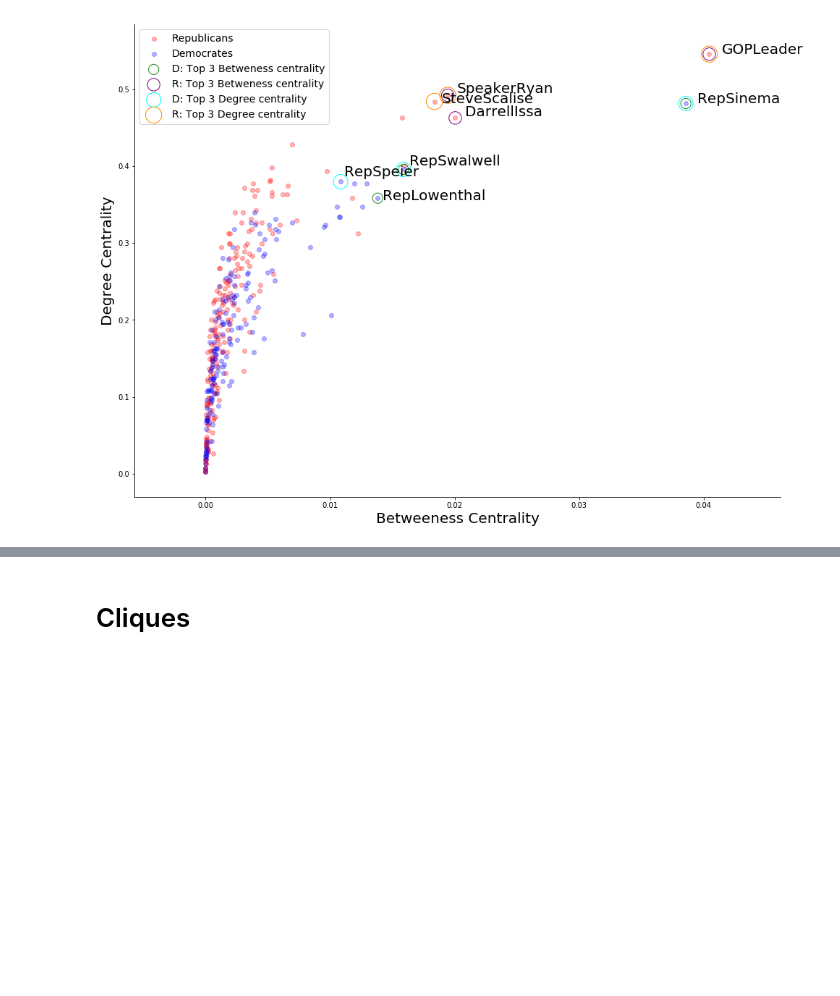
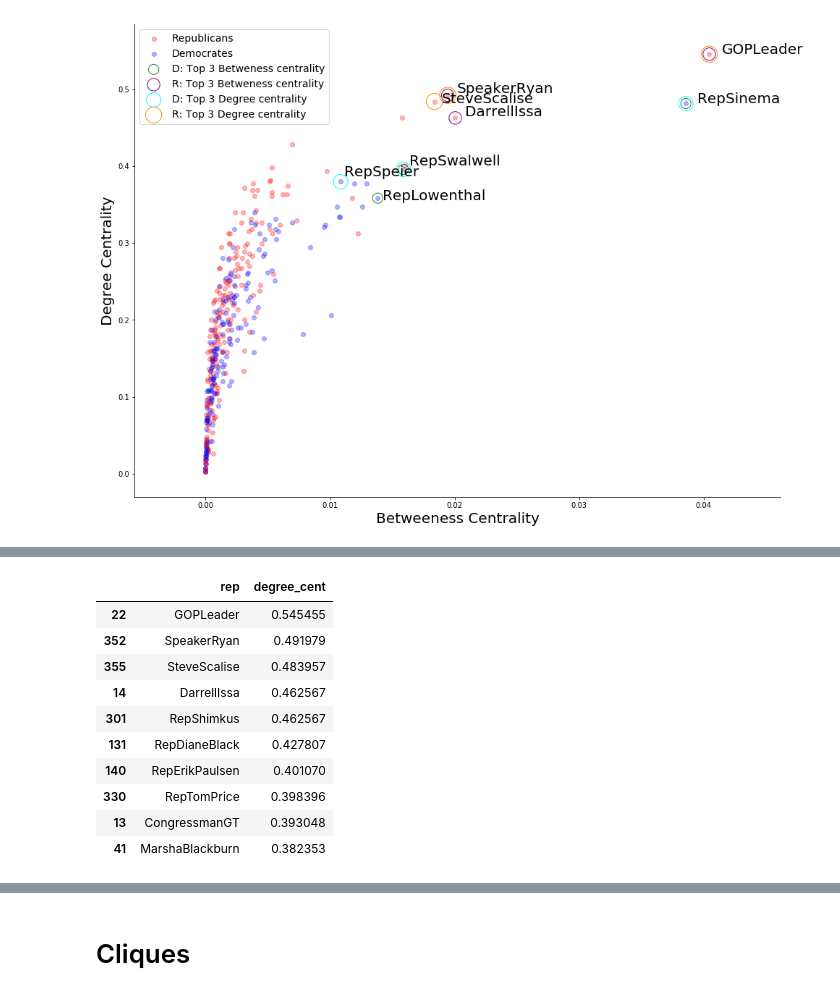
Before and after one commit to philippschmalen/Project_tsds, a Jupyter notebook: Simon/network_all_data.ipynb, the cells around one changed output, grey strips where cells are left out. Cells and saved outputs as stored; diff of their text form; code cells hidden in the pictures; blank space fills up the shorter version.

```diff
--- a/Simon/network_all_data.ipynb
+++ b/Simon/network_all_data.ipynb
@@ -409,0 +431,15 @@ plt.show()
+# %%
+# top 10 reps BC
+net_stats[net_stats["party"]=="R"][["rep","degree_cent"]].sort_values("degree_cent", ascending = False).head(10)
+# %% [output]
+|  | rep | degree_cent |
+| 22 | GOPLeader | 0.545455 |
+| 352 | SpeakerRyan | 0.491979 |
+| 355 | SteveScalise | 0.483957 |
+| 14 | DarrellIssa | 0.462567 |
+| 301 | RepShimkus | 0.462567 |
+| 131 | RepDianeBlack | 0.427807 |
+| 140 | RepErikPaulsen | 0.401070 |
+| 330 | RepTomPrice | 0.398396 |
+| 13 | CongressmanGT | 0.393048 |
+| 41 | MarshaBlackburn | 0.382353 |
```
Also changed, not shown: parts of 17 cells of this notebook.
